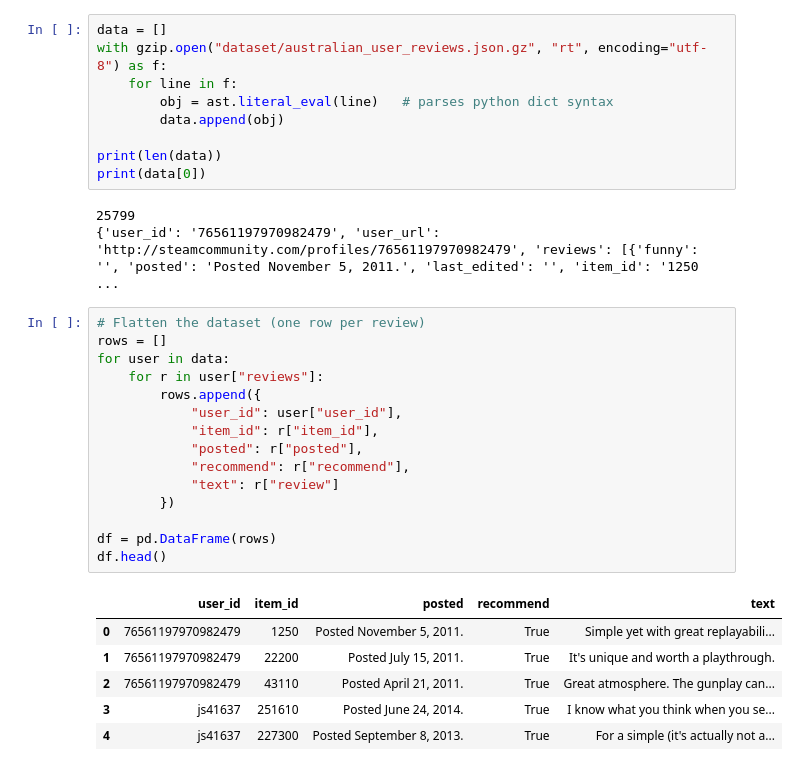
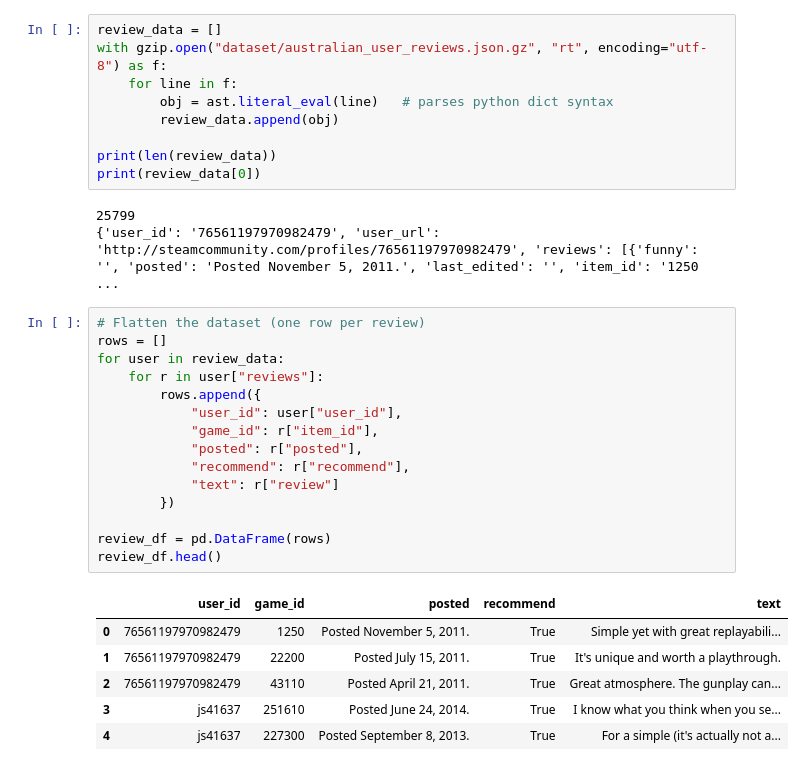
Before and after one commit to TimKraemer1/CSE258-Assignment2, a Jupyter notebook: exploratory_data_analysis.ipynb, the cells around one changed output. Cells and saved outputs as stored; diff of their text form.

```diff
--- a/exploratory_data_analysis.ipynb
+++ b/exploratory_data_analysis.ipynb
@@ -23,32 +28,32 @@ from langdetect import detect, DetectorFactory
 # %%
-data = []
+review_data = []
 with gzip.open("dataset/australian_user_reviews.json.gz", "rt", encoding="utf-8") as f:
     for line in f:
         obj = ast.literal_eval(line)   # parses python dict syntax
-        data.append(obj)
+        review_data.append(obj)
 
-print(len(data))
-print(data[0])
+print(len(review_data))
+print(review_data[0])
 # %% [output]
 25799
 {'user_id': '76561197970982479', 'user_url': 'http://steamcommunity.com/profiles/76561197970982479', 'reviews': [{'funny': '', 'posted': 'Posted November 5, 2011.', 'last_edited': '', 'item_id': '1250 ...
 # %%
 # Flatten the dataset (one row per review)
 rows = []
-for user in data:
+for user in review_data:
     for r in user["reviews"]:
         rows.append({
             "user_id": user["user_id"],
-            "item_id": r["item_id"],
+            "game_id": r["item_id"],
             "posted": r["posted"],
             "recommend": r["recommend"],
             "text": r["review"]
         })
 
-df = pd.DataFrame(rows)
-df.head()
+review_df = pd.DataFrame(rows)
+review_df.head()
 # %% [output]
-|  | user_id | item_id | posted | recommend | text |
+|  | user_id | game_id | posted | recommend | text |
 | 0 | 76561197970982479 | 1250 | Posted November 5, 2011. | True | Simple yet with great replayabili... |
 | 1 | 76561197970982479 | 22200 | Posted July 15, 2011. | True | It's unique and worth a playthrough. |
 | 2 | 76561197970982479 | 43110 | Posted April 21, 2011. | True | Great atmosphere. The gunplay can... |
```
Also changed, not shown: parts of 20 cells of this notebook.
